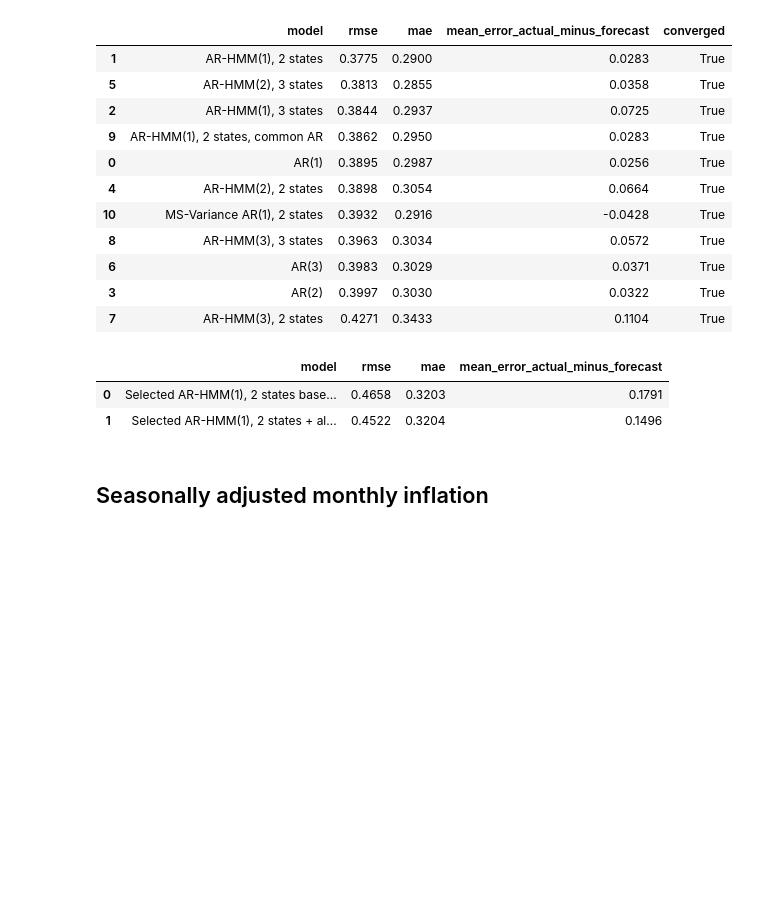
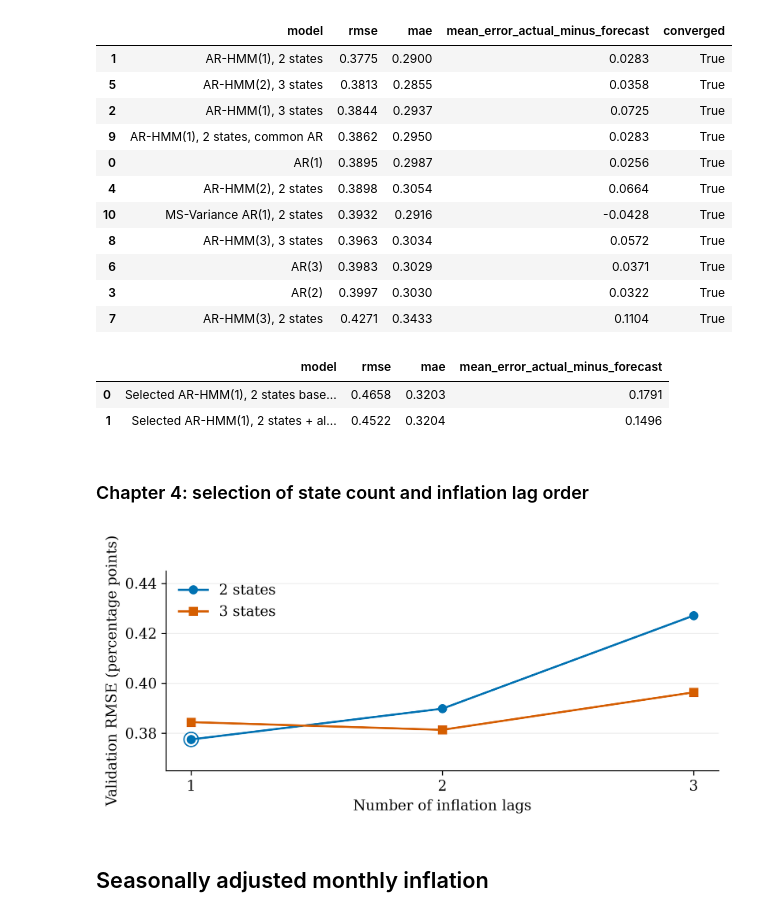
Before and after one commit to zahra-ynp/Thesis, a Jupyter notebook: modelling/notebooks/03_European_Union_Replication.ipynb, the cells around one changed output. Drawn from its saved outputs; the diff is of its cells as text; code cells hidden in the pictures; blank space fills up the shorter version.

```diff
--- a/modelling/notebooks/03_European_Union_Replication.ipynb
+++ b/modelling/notebooks/03_European_Union_Replication.ipynb
@@ -130,6 +170,26 @@ display(pd.DataFrame([{'model': item['model'], **item['metrics']}
 |  | model | rmse | mae | mean_error_actual_minus_forecast |
 | 0 | Selected AR-HMM(1), 2 states base... | 0.4658 | 0.3203 | 0.1791 |
 | 1 | Selected AR-HMM(1), 2 states + al... | 0.4522 | 0.3204 | 0.1496 |
+# %% [markdown]
+### Chapter 4: selection of state count and inflation lag order
+# %%
+selected_structure = results['structure_validation']['selected_structure']
+state_lag_figure = plot_state_lag_selection(
+    results['structure_validation'], ylim=(0.365, 0.445),
+)
+export_chapter4_figure(state_lag_figure, 'state_lag_selection.png', {
+    'thesis_figure': '4.1',
+    'source': ['structure_validation.validation_candidates', 'structure_validation.selected_structure'],
+    'selection_period': results['structure_validation']['design']['selection_period'],
+    'selected_model': selected_structure['model'],
+    'selected_states': selected_structure['settings']['n_states'],
+    'selected_inflation_lags': len(selected_structure['features']),
+    'selected_validation_rmse': selected_structure['metrics']['rmse'],
+})
+display(state_lag_figure)
+plt.close(state_lag_figure)
+# %% [output]
+[figure, added]
 # %% [markdown]
 ## Seasonally adjusted monthly inflation
 # %%
```
Also changed, not shown: parts of 8 cells of this notebook, 1 other file.
